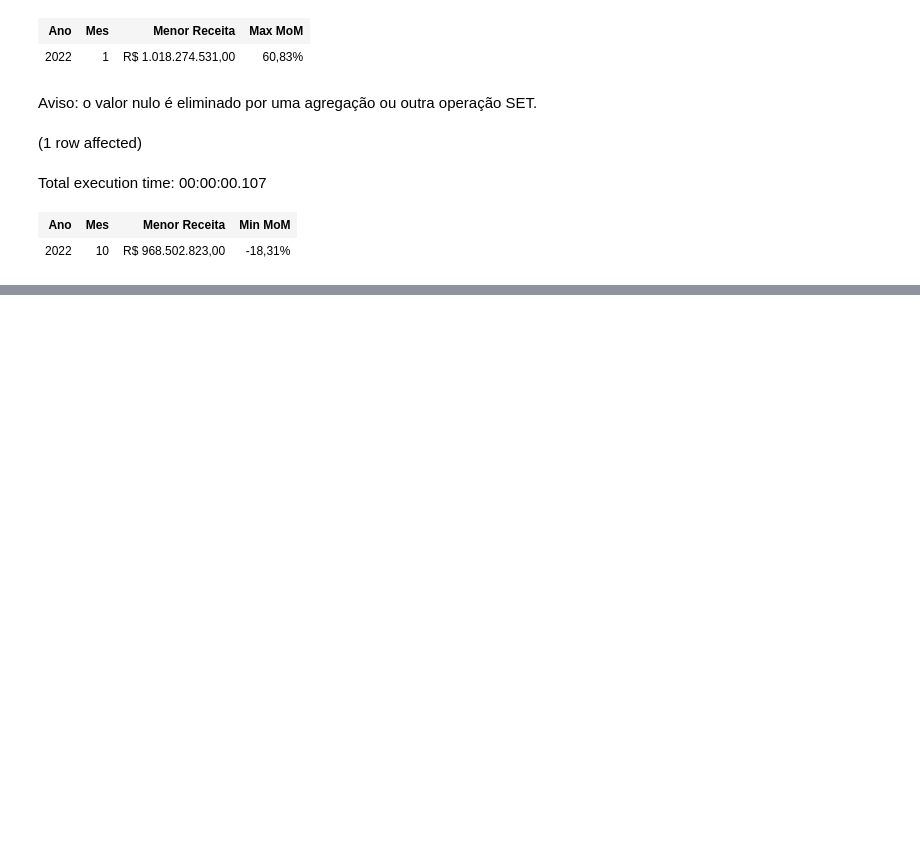
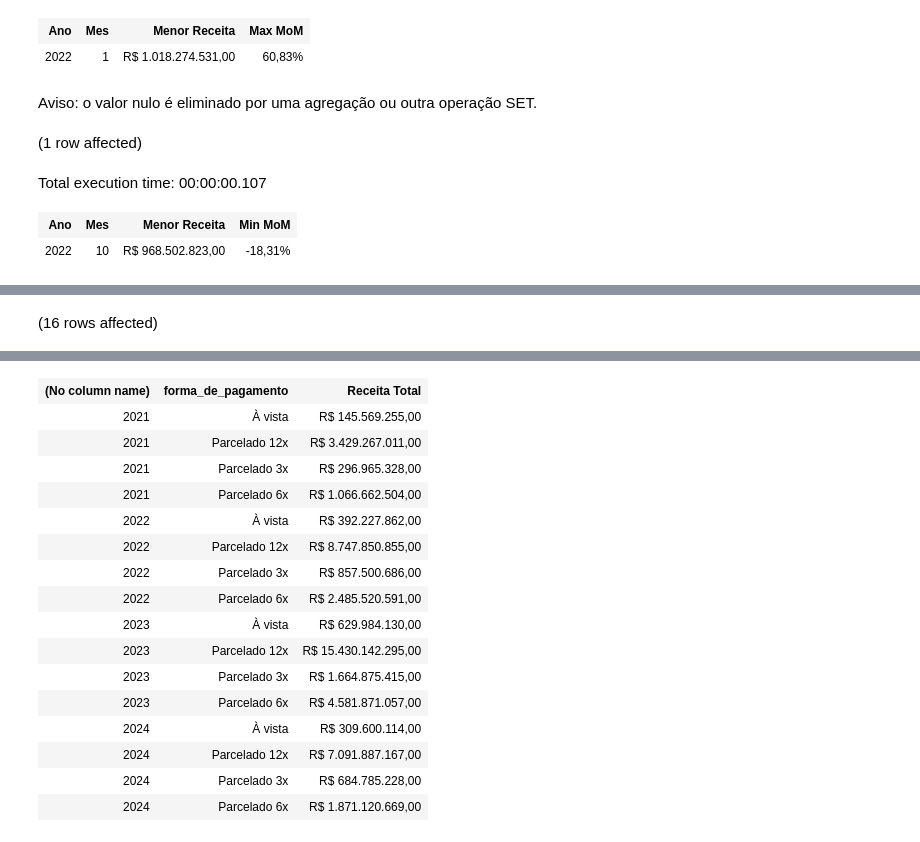
Before and after one commit to AlbertoFAraujo/SQL_EDA_Data_travels, a Jupyter notebook: EDA_Data_travels.ipynb, the cells around one changed output, grey strips where cells are left out. Drawn from its saved outputs; the diff is of its cells as text; code cells hidden in the pictures; blank space fills up the shorter version.

```diff
--- a/EDA_Data_travels.ipynb
+++ b/EDA_Data_travels.ipynb
@@ -162,0 +181,11 @@ Total execution time: 00:00:00.107
+# %%
+-- Receita gerada por forma de pagamento
+SELECT
+    YEAR(data_da_compra),
+    forma_de_pagamento,
+    FORMAT(SUM(Valor_por_pessoa * Quantidade_de_pessoas),'c','pt-BR') AS [Receita Total]
+FROM dados_travels
+GROUP BY YEAR(data_da_compra), forma_de_pagamento
+ORDER BY YEAR(data_da_compra) ASC, [forma_de_pagamento] ASC
+# %% [output]
+(16 rows affected)
@@ -162,0 +193,17 @@ Total execution time: 00:00:00.107
+| (No column name) | forma_de_pagamento | Receita Total |
+| 2021 | À vista | R$ 145.569.255,00 |
+| 2021 | Parcelado 12x | R$ 3.429.267.011,00 |
+| 2021 | Parcelado 3x | R$ 296.965.328,00 |
+| 2021 | Parcelado 6x | R$ 1.066.662.504,00 |
+| 2022 | À vista | R$ 392.227.862,00 |
+| 2022 | Parcelado 12x | R$ 8.747.850.855,00 |
+| 2022 | Parcelado 3x | R$ 857.500.686,00 |
+| 2022 | Parcelado 6x | R$ 2.485.520.591,00 |
+| 2023 | À vista | R$ 629.984.130,00 |
+| 2023 | Parcelado 12x | R$ 15.430.142.295,00 |
+| 2023 | Parcelado 3x | R$ 1.664.875.415,00 |
+| 2023 | Parcelado 6x | R$ 4.581.871.057,00 |
+| 2024 | À vista | R$ 309.600.114,00 |
+| 2024 | Parcelado 12x | R$ 7.091.887.167,00 |
+| 2024 | Parcelado 3x | R$ 684.785.228,00 |
+| 2024 | Parcelado 6x | R$ 1.871.120.669,00 |
```
Also changed, not shown: parts of 3 cells of this notebook.
